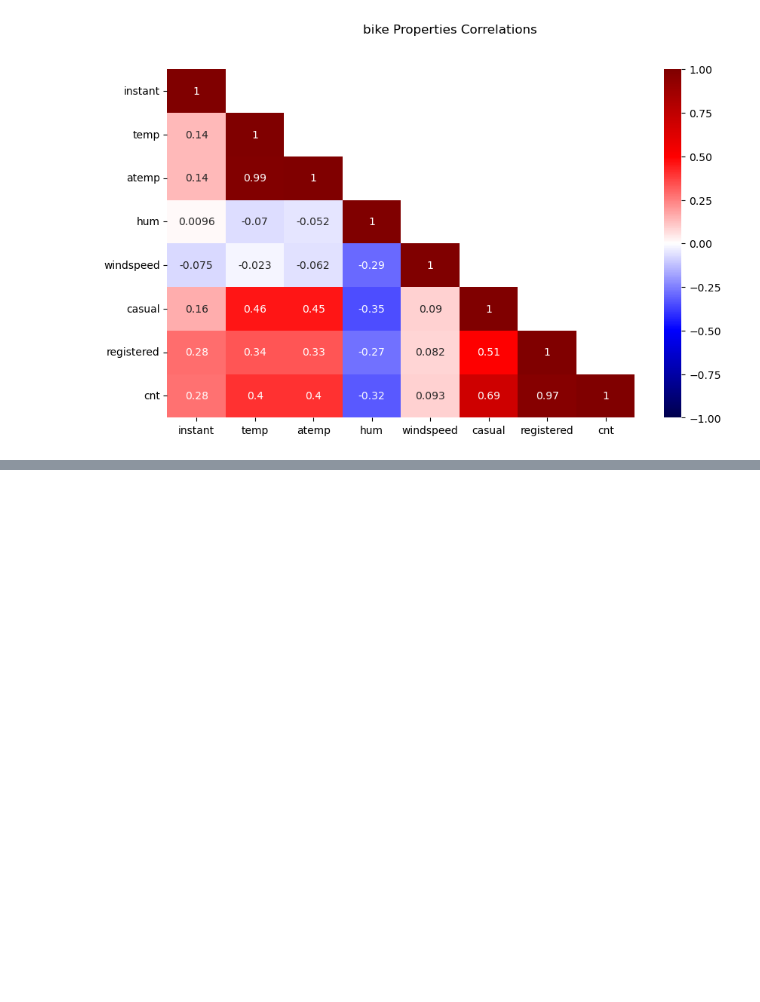
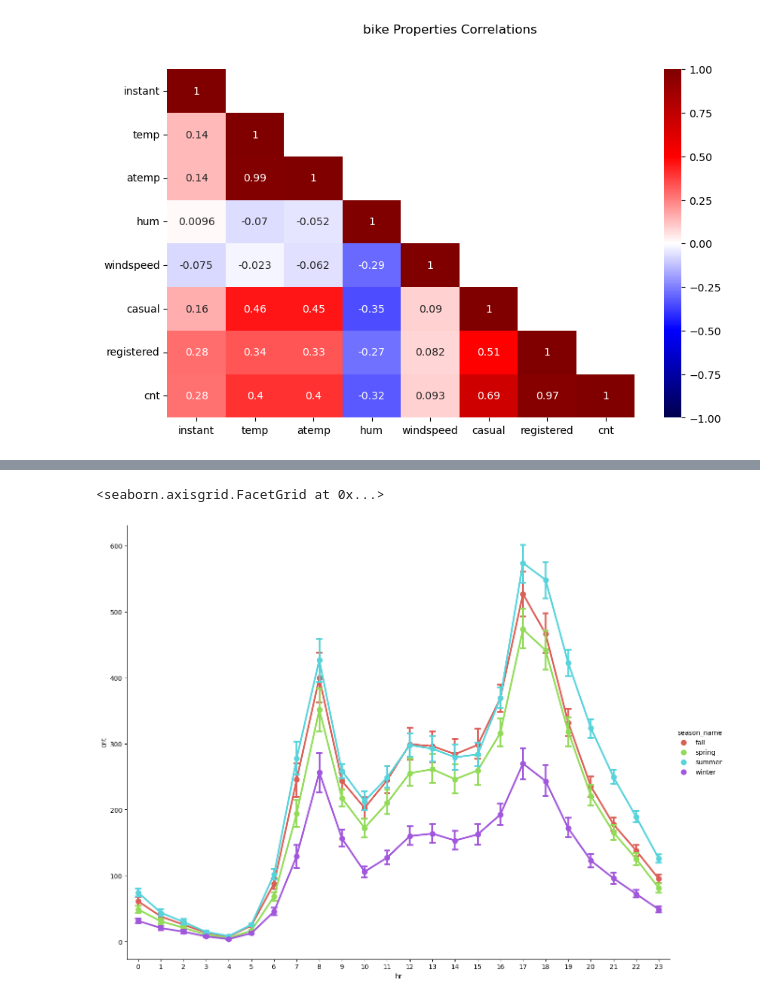
Before and after one commit to cdb8675309/Sprint-1, a Jupyter notebook: P3_S1.ipynb, the cells around one changed output, grey strips where cells are left out. Drawn from its saved outputs; the diff is of its cells as text; code cells hidden in the pictures; blank space fills up the shorter version.

Commit message:
"nice catplot for seasonality"

```diff
--- a/P3_S1.ipynb
+++ b/P3_S1.ipynb
@@ -340,0 +341,8 @@ plt.show()
+# %%
+sns.catplot(
+    data=cabi_hr, x="hr", y="cnt", hue="season_name",
+    capsize=.2, palette="hls",
+    kind="point", height=10, aspect=1.25)
+# %% [output]
+<seaborn.axisgrid.FacetGrid at 0x...>
+[figure, added]
```
Also changed, not shown: parts of 4 cells of this notebook.
